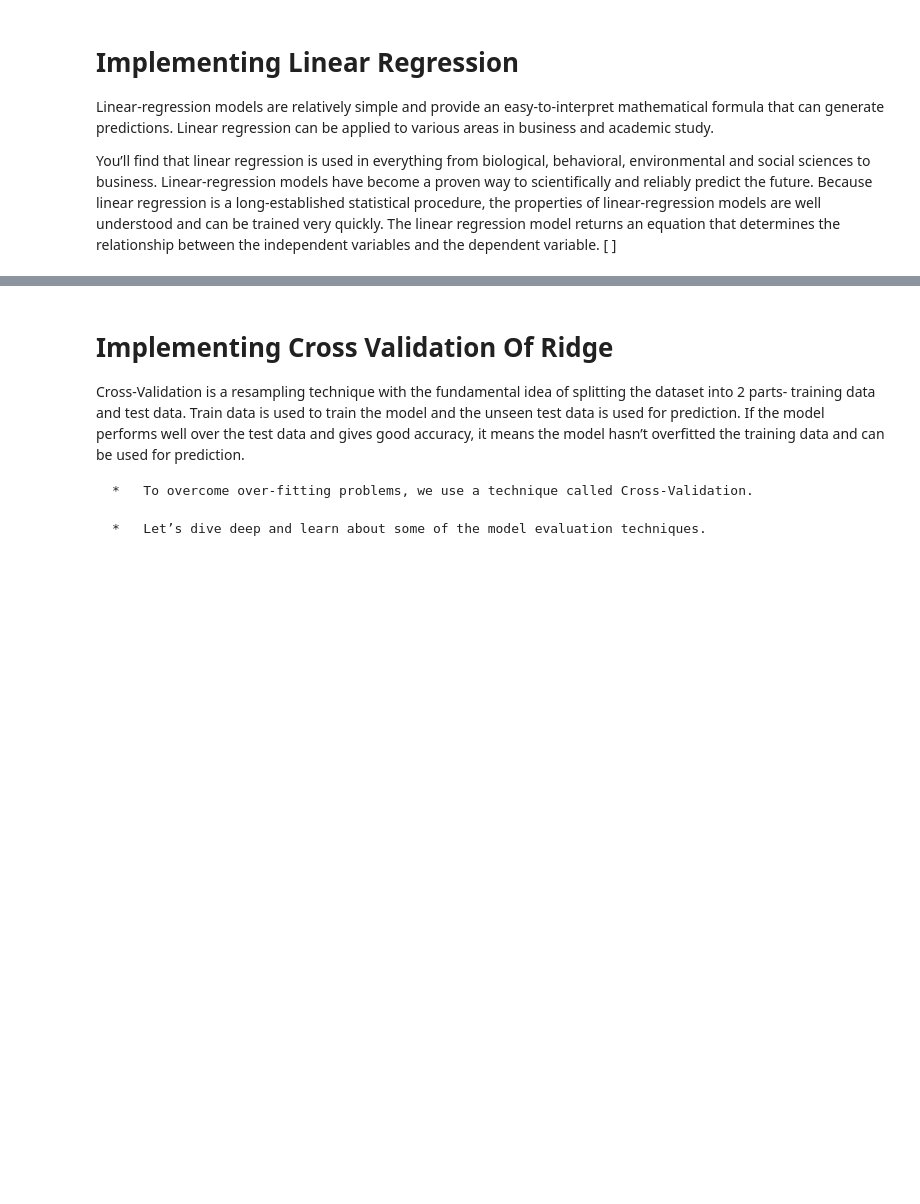
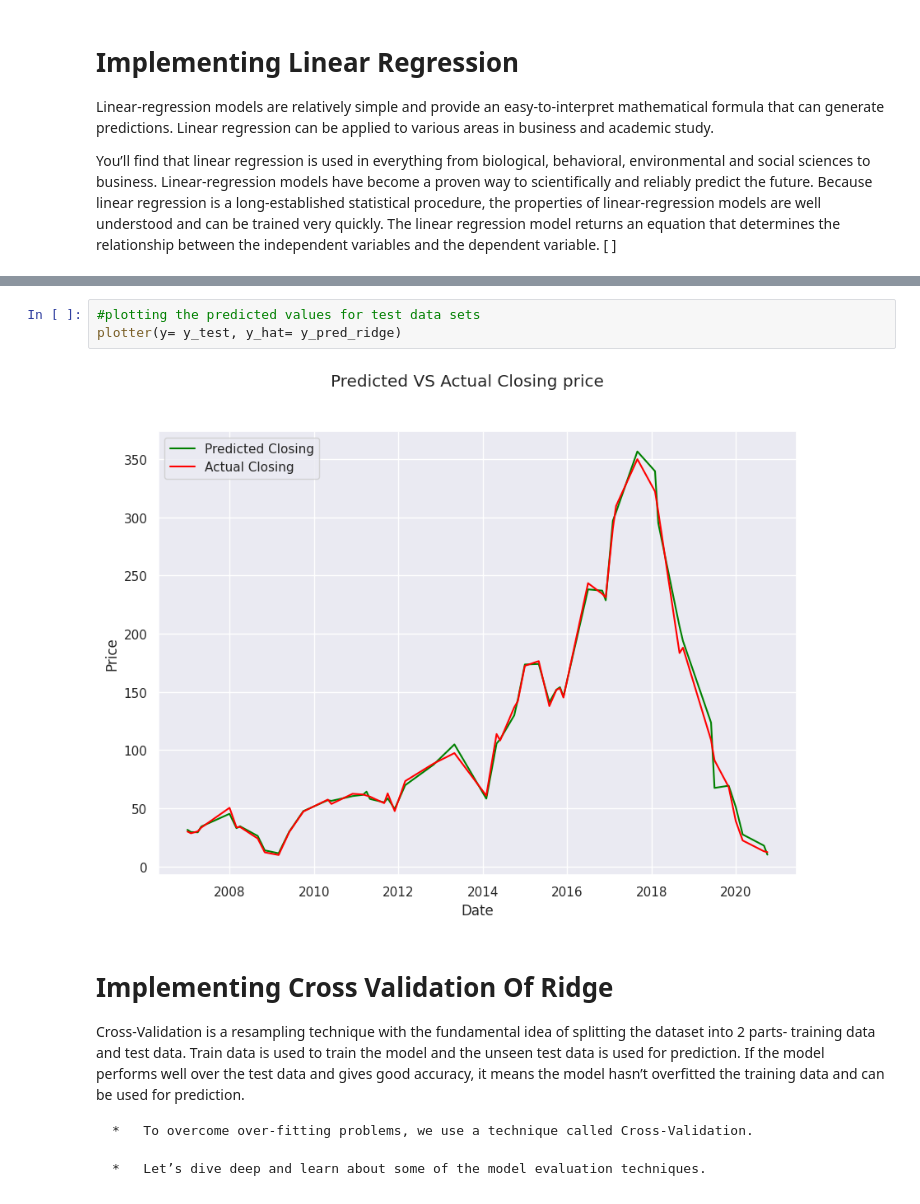
Before and after one commit to DrBharathiTC/Yesbankstockpriceprediction, a Jupyter notebook: Yes_Bank_Stock_Closing_Price_Prediction.ipynb, the cells around one changed output, grey strips where cells are left out. Cells and saved outputs as stored; diff of their text form; blank space fills up the shorter version.

```diff
--- a/Yes_Bank_Stock_Closing_Price_Prediction.ipynb
+++ b/Yes_Bank_Stock_Closing_Price_Prediction.ipynb
@@ -756,3 +668,8 @@ plt.grid(True)
+# %%
+#plotting the predicted values for test data sets
+plotter(y= y_test, y_hat= y_pred_ridge)
+# %% [output]
+[figure, added]
 # %% [markdown]
 # Implementing Cross Validation Of Ridge
 
```
Also changed, not shown: parts of 106 cells of this notebook.
